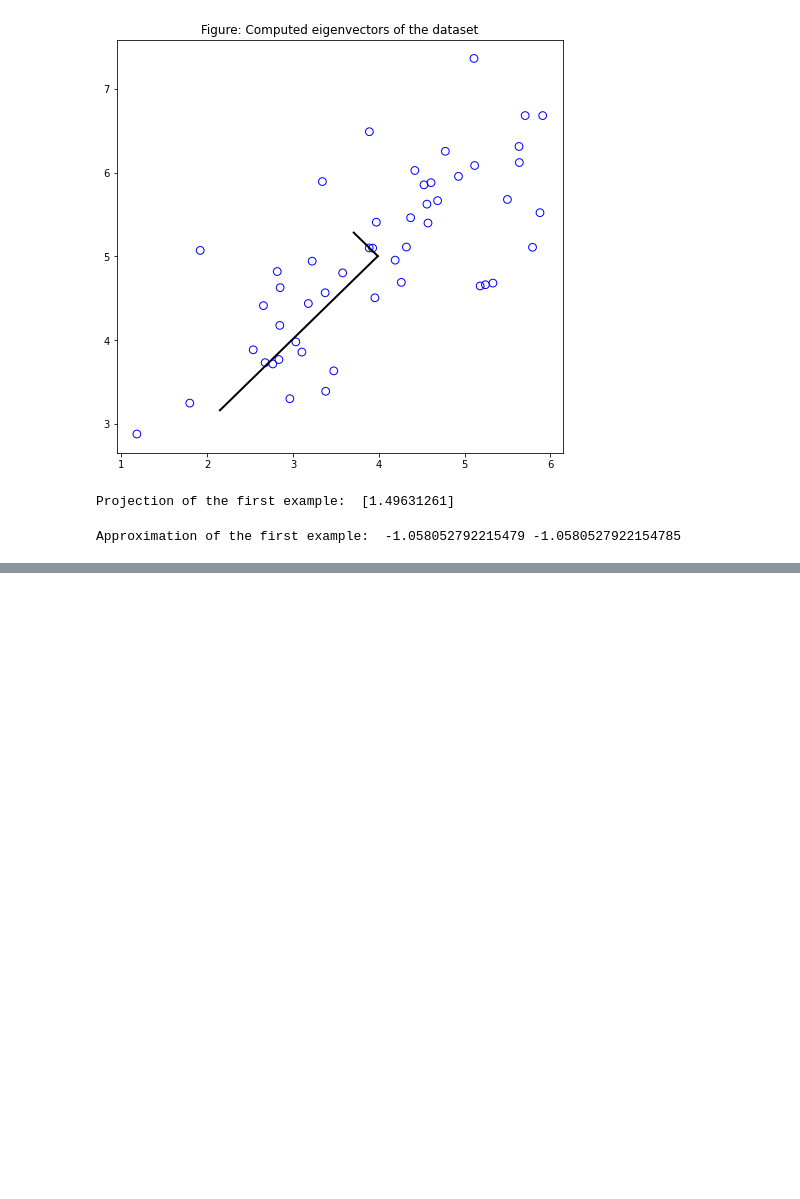
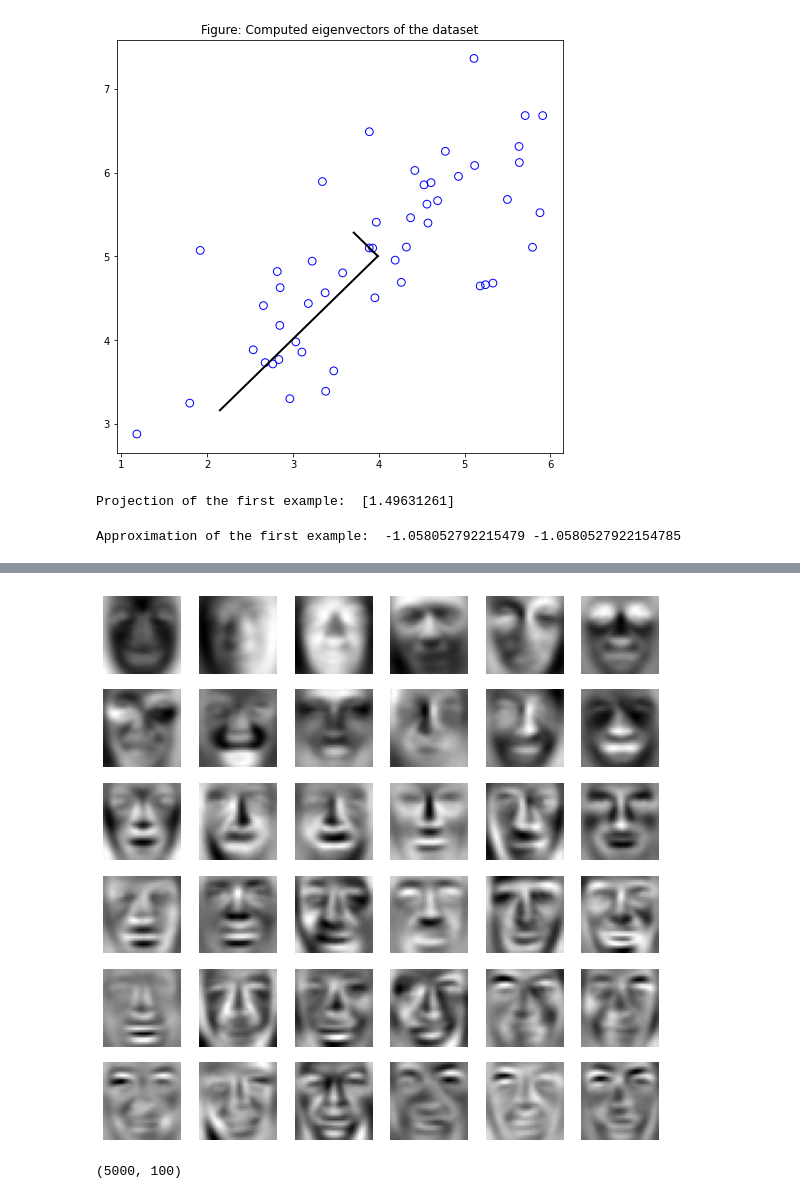
Before and after one commit to binhlxag273/LinearRegression, a Jupyter notebook: KMeans_PCA.ipynb, the cells around one changed output, grey strips where cells are left out. Cells and saved outputs as stored; diff of their text form; code cells hidden in the pictures; blank space fills up the shorter version.

```diff
--- a/KMeans_PCA.ipynb
+++ b/KMeans_PCA.ipynb
@@ -221,0 +232,12 @@ array([[-0.52331306, -1.59279252],
+# %%
+X_norm, mu, sigma = featureNormalize(X)
+U, S = pca(X_norm)
+displayData(U[:, :36].T)
+# %% [output]
+[figure, added]
+# %%
+K = 100
+Z = projectData(X_norm, U, K)
+print(Z.shape)
+# %% [output]
+(5000, 100)
```
Also changed, not shown: parts of 7 cells of this notebook.
